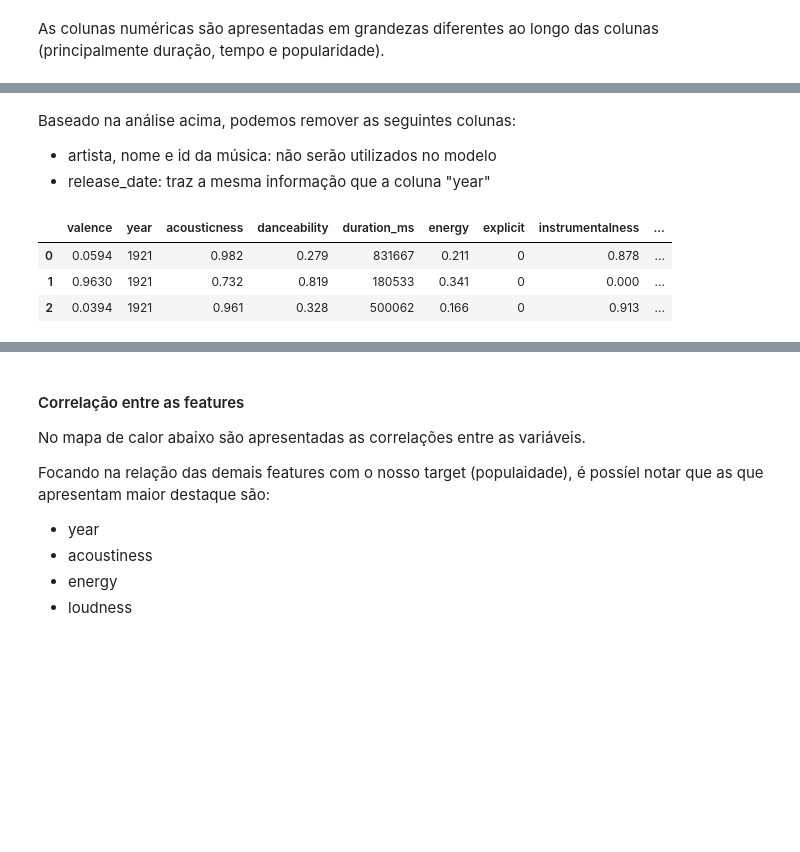
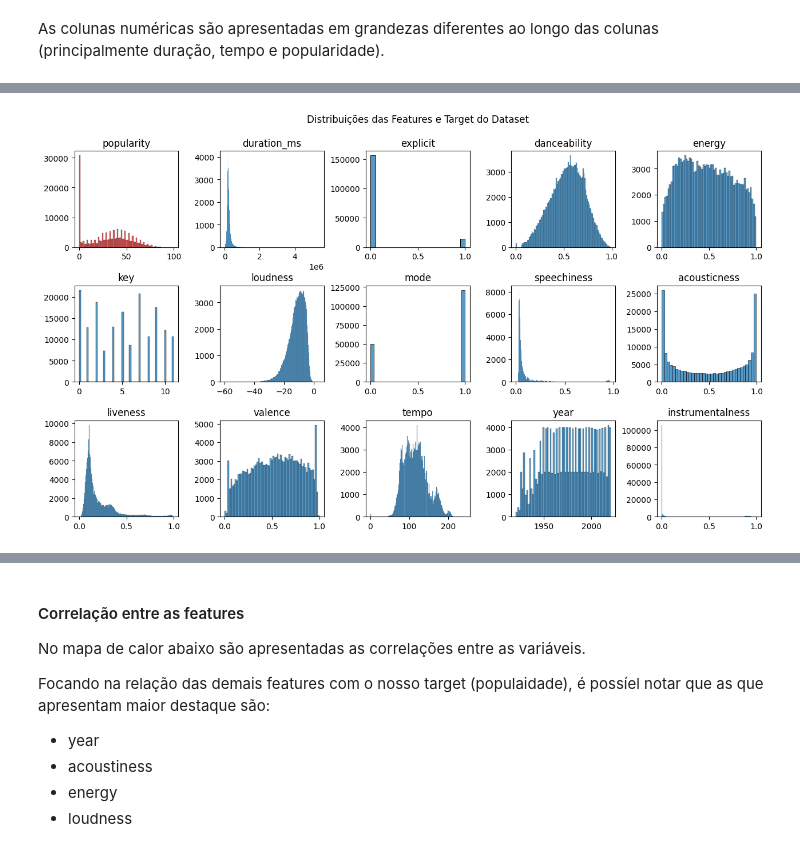
Before and after one commit to fernandobrancher/project_machine_learning_i, a Jupyter notebook: popularity_regression.ipynb, the cells around one changed output, grey strips where cells are left out. Drawn from its saved outputs; the diff is of its cells as text; code cells hidden in the pictures; blank space fills up the shorter version.

Commit message:
Ajustes de ordem e código da análise exploratória

```diff
--- a/popularity_regression.ipynb
+++ b/popularity_regression.ipynb
@@ -98,12 +140,34 @@ music.describe()
-# %% [markdown]
-Baseado na análise acima, podemos remover as seguintes colunas:
-- artista, nome e id da música: não serão utilizados no modelo
-- release_date: traz a mesma informação que a coluna "year"
-# %%
-music.drop(columns=["artists", "name", "id", "release_date"], inplace=True)
-music.head(3)
-# %% [output]
-|  | valence | year | acousticness | danceability | duration_ms | energy | explicit | instrumentalness | ... |
-| 0 | 0.0594 | 1921 | 0.982 | 0.279 | 831667 | 0.211 | 0 | 0.878 | ... |
-| 1 | 0.9630 | 1921 | 0.732 | 0.819 | 180533 | 0.341 | 0 | 0.000 | ... |
-| 2 | 0.0394 | 1921 | 0.961 | 0.328 | 500062 | 0.166 | 0 | 0.913 | ... |
+# %%
+# Gráfico de distribuição das features
+categories = ['popularity', 'duration_ms', 'explicit', 'danceability', 'energy', 'key',
+              'loudness', 'mode', 'speechiness', 'acousticness', 'liveness', 'valence',
+              'tempo', "year", 'instrumentalness']
+
+
+fig = plt.figure(figsize=(15,8))
+
+for number, category in enumerate(categories, start=1):
+    if category == 'popularity':
+        ax = fig.add_subplot(3,5,number)
+        sns.histplot(data=music, x=category, color='tab:red')
+        plt.title(category)
+        ax.set_ylabel('')
+        ax.set_xlabel('')
+    else:
+        ax = fig.add_subplot(3,5,number)
+        sns.histplot(data=music, x=category)
+        plt.title(category)
+        ax.set_ylabel('')
+        ax.set_xlabel('')
+
+plt.subplots_adjust(left=0.1,
+                    bottom=0.1,
+                    right=0.9,
+                    top=0.9,
+                    wspace=0.4,
+                    hspace=0.4)
+
+plt.suptitle('Distribuições das Features e Target do Dataset')
+plt.show()
+# %% [output]
+[figure, added]
```
Also changed, not shown: parts of 26 cells of this notebook.
